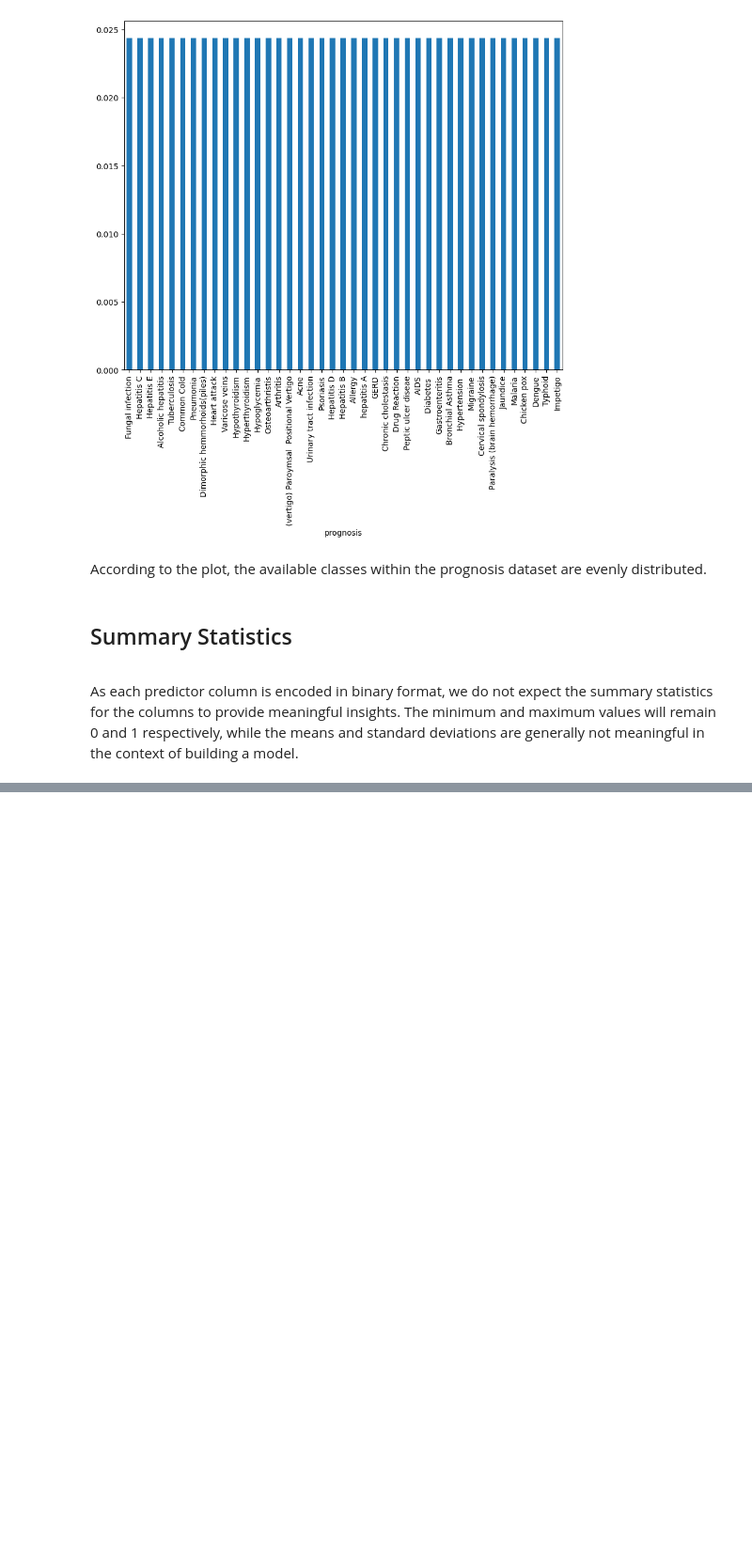
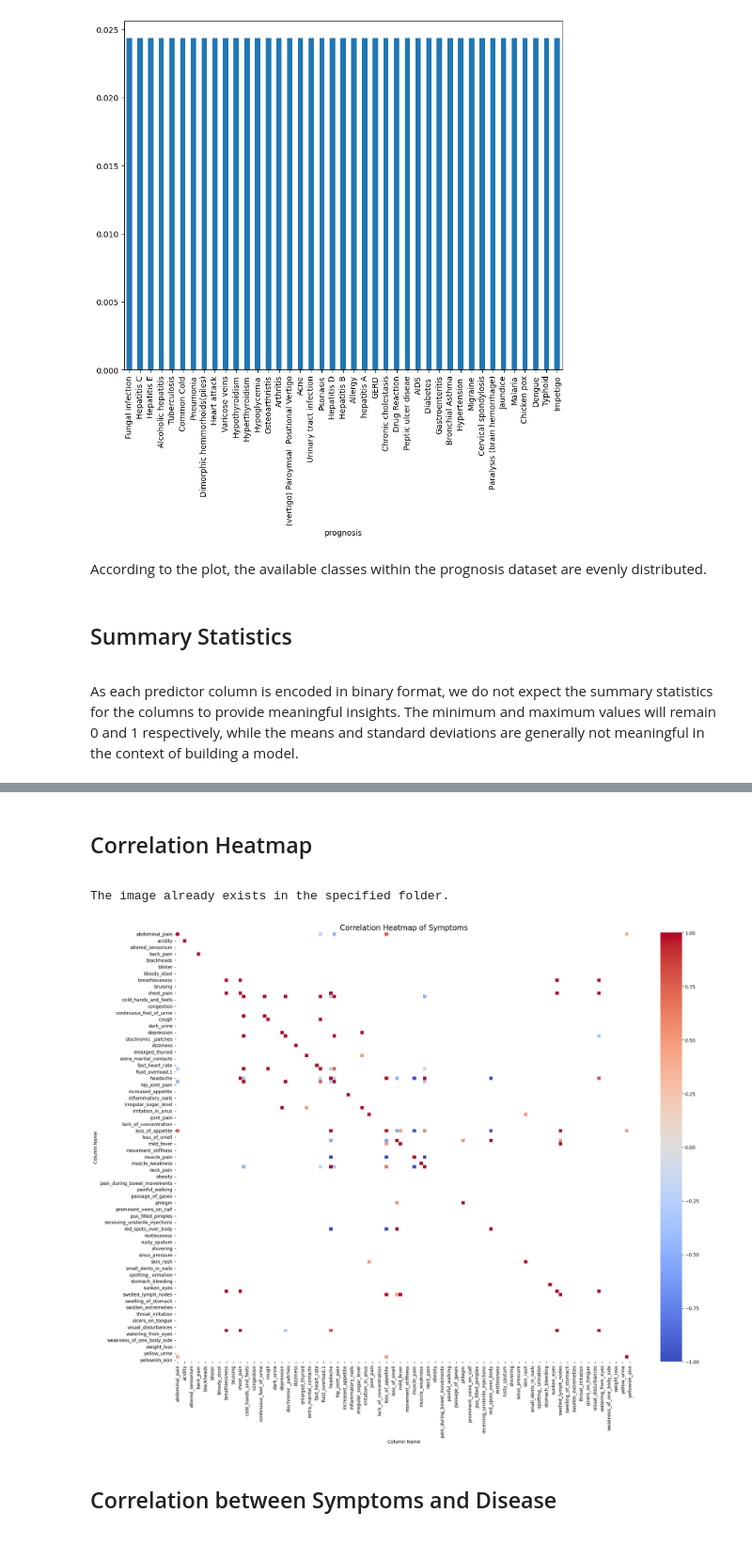
Before and after one commit to franklinen/disease_prediction, a Jupyter notebook: exploratory_analysis.ipynb, the cells around one changed output, grey strips where cells are left out. Shown at 94% size. Cells and saved outputs as stored; diff of their text form; code cells hidden in the pictures; blank space fills up the shorter version.

```diff
--- a/exploratory_analysis.ipynb
+++ b/exploratory_analysis.ipynb
@@ -137,0 +342,23 @@ plt.show()
+# %% [markdown]
+## Correlation Heatmap
+<a id="Correlation-Heatmap"></a>
+# %%
+image_path_3 = os.path.join(image_folder, "symptom_heatmap.png")
+
+pivot_data = melted_train_data.pivot(index='prognosis', columns='Column Name', values='value')
+correlation_matrix = pivot_data.corr()
+plt.figure(figsize=(20, 16))
+sns.heatmap(correlation_matrix, cmap='coolwarm', center=0, annot=False)
+plt.title('Correlation Heatmap of Symptoms', fontsize=16)
+plt.tight_layout()
+if not os.path.isfile(image_path_3):
+    plt.savefig(image_path_3, dpi=300, bbox_inches='tight')
+else:
+    print("The image already exists in the specified folder.")
+plt.show()
+# %% [output]
+The image already exists in the specified folder.
+[figure, added]
+# %% [markdown]
+## Correlation between Symptoms and Disease
+<a id="Correlation-between-Symptoms-and-Disease"></a>
```
Also changed, not shown: parts of 45 cells of this notebook, 6 other files.
